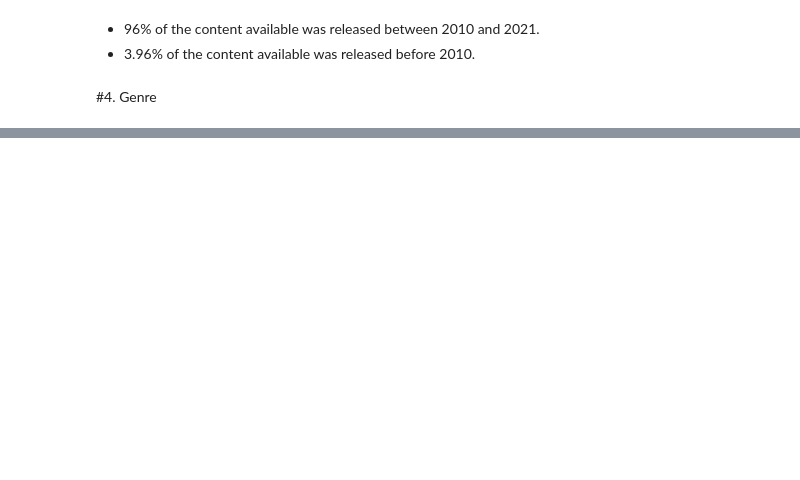
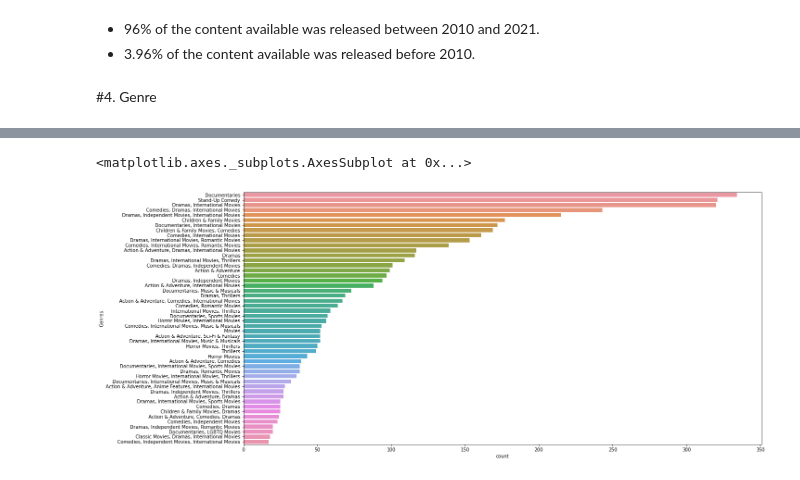
Before and after one commit to Zeeshan00789/NETFLIX-MOVIES-AND-TV-SHOWS-CLUSTERING-, a Jupyter notebook: NETFLIX_MOVIES_AND_TV_SHOWS_CLUSTERING.ipynb, the cells around one changed output, grey strips where cells are left out. Cells and saved outputs as stored; diff of their text form; code cells hidden in the pictures; blank space fills up the shorter version.

```diff
--- a/NETFLIX_MOVIES_AND_TV_SHOWS_CLUSTERING.ipynb
+++ b/NETFLIX_MOVIES_AND_TV_SHOWS_CLUSTERING.ipynb
@@ -299,0 +343,6 @@ fig.show()
+# %%
+plt.figure(figsize=(20,10))
+sns.countplot(y=movies['Genres'],order=movies['Genres'].value_counts().index[0:50])
+# %% [output]
+<matplotlib.axes._subplots.AxesSubplot at 0x...>
+[figure, added]
```
Also changed, not shown: parts of 8 cells of this notebook.
